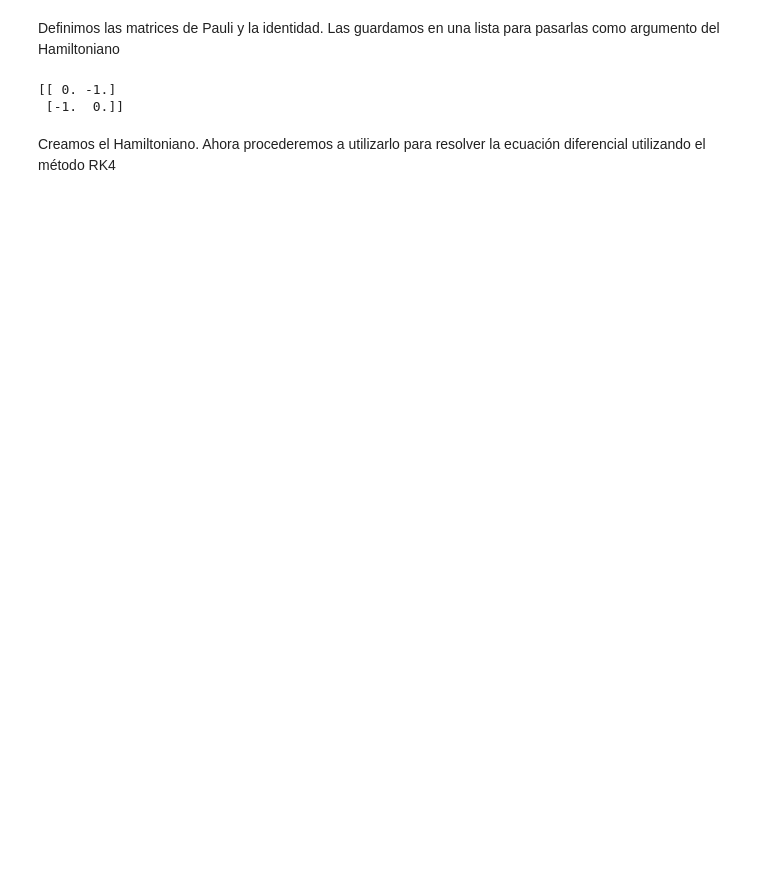
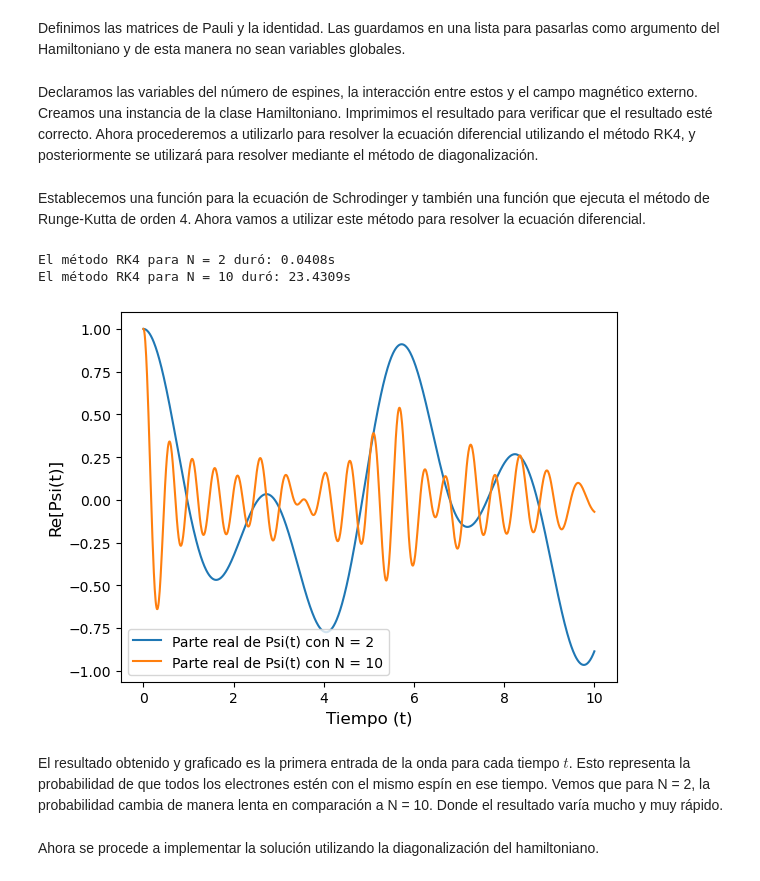
Before and after one commit to Esteban-Porras-UCR/Ising-Model, a Jupyter notebook: Modelo_de_Ising.ipynb, the cells around one changed output. Cells and saved outputs as stored; diff of their text form; code cells hidden in the pictures; blank space fills up the shorter version.

```diff
--- a/Modelo_de_Ising.ipynb
+++ b/Modelo_de_Ising.ipynb
@@ -57,20 +76,12 @@ identidad = np.eye(2)  # Matriz identidad de 2x2
 
 Matrices = [paulix, pauliy, pauliz, identidad] # Lista con las matrices necesarias
 # %% [markdown]
-Definimos las matrices de Pauli y la identidad. Las guardamos en una lista para pasarlas como argumento del Hamiltoniano
+Definimos las matrices de Pauli y la identidad. Las guardamos en una lista para pasarlas como argumento del Hamiltoniano y de esta manera no sean variables globales.
 # %%
 # Parámetros del modelo Ising
-N = 1
-J = 1.0
-G = 1.0
-
-# Cálculo del Hamiltoniano
-Hamilton = Hamiltoniano(N, J, G, Matrices)  # Crea una instancia de la clase Hamiltoniano
-Hamilton.creacion_Hamiltoniano()  # Construye el Hamiltoniano
-Hamilton.mostrar_Hamiltoniano()  # Imprime el Hamiltoniano
+N = np.array([2, 10]) #Vamos a visualizar la dinámica para dos valores de N
+Interaccion_de_espines = 1.0  #Interacción entre espines
+Campo_magnetico_externo = 1.0  #Campo magnético externo
-# %% [output]
-[[ 0. -1.]
- [-1.  0.]]
 # %% [markdown]
-Creamos el Hamiltoniano. Ahora procederemos a utilizarlo para resolver la ecuación diferencial utilizando el método RK4
+Declaramos las variables del número de espines, la interacción entre estos y el campo magnético externo. Creamos una instancia de la clase Hamiltoniano. Imprimimos el resultado para verificar que el resultado esté correcto. Ahora procederemos a utilizarlo para resolver la ecuación diferencial utilizando el método RK4, y posteriormente se utilizará para resolver mediante el método de diagonalización.
 # %%
@@ -117 +100,43 @@ plt.show()
+# %% [markdown]
+Establecemos una función para la ecuación de Schrodinger y también una función que ejecuta el método de Runge-Kutta de orden 4.
+Ahora vamos a utilizar este método para resolver la ecuación diferencial.
+# %%
+# Configuración de tiempos y condiciones iniciales
+times = np.linspace(0.0, 10.0, 1000) # Tiempo
+h = times[1] - times[0] # Espaciamiento
+resultado = np.zeros(times.size) # Array con el resultado obtenido
+
+t1 = time.time() # Para medir cuanto dura el método
+# N es un array con 2 y 10
+for n in range(N.size):
+    Hamiltoniano = Clase_Hamiltoniano(N[n], Interaccion_de_espines, Campo_magnetico_externo, Matrices)
+    # Crea un Hamiltoniano de tamaño (2**N[n],2**N[n])
+    Hamiltoniano.creacion_Hamiltoniano()  # Construye el Hamiltoniano
+
+    onda = np.zeros(2**N[n]) # Onda a estudiar
+    onda[0] = 1.0 # Estado inicial de la onda
+
+    # Evolución en el tiempo
+    for t in range(times.size):
+        resultado[t] = onda[0].real
+        onda = rk4(Ec_Schrodinger, Hamiltoniano.matriz_hamiltoniano, onda, h)
+    print(f"El método RK4 para N = {N[n]} duró: {time.time() - t1:.4f}s")
+    # Tiempo que duró en realizarse el método
+    # Grafica el resultado
+    plt.plot(times, resultado, label=f"Parte real de Psi(t) con N = {N[n]}", color=f"C{n}")
+
+#Fuera del for para tener los dos resultados ploteados a la vez
+#Se etiquetan los ejes y se muestra la leyenda
+plt.xlabel("Tiempo (t)", fontsize=12)
+plt.ylabel("Re[Psi(t)]", fontsize=12)
+plt.legend()
+plt.show()
+# %% [output]
+El método RK4 para N = 2 duró: 0.0408s
+El método RK4 para N = 10 duró: 23.4309s
+[figure, added]
+# %% [markdown]
+El resultado obtenido y graficado es la primera entrada de la onda para cada tiempo $t$. Esto representa la probabilidad de que todos los electrones estén con el mismo espín en ese tiempo. Vemos que para N = 2, la probabilidad cambia de manera lenta en comparación a N = 10. Donde el resultado varía mucho y muy rápido.
+# %% [markdown]
+Ahora se procede a implementar la solución utilizando la diagonalización del hamiltoniano.
 # %%
```
Also changed, not shown: parts of 14 cells of this notebook.
